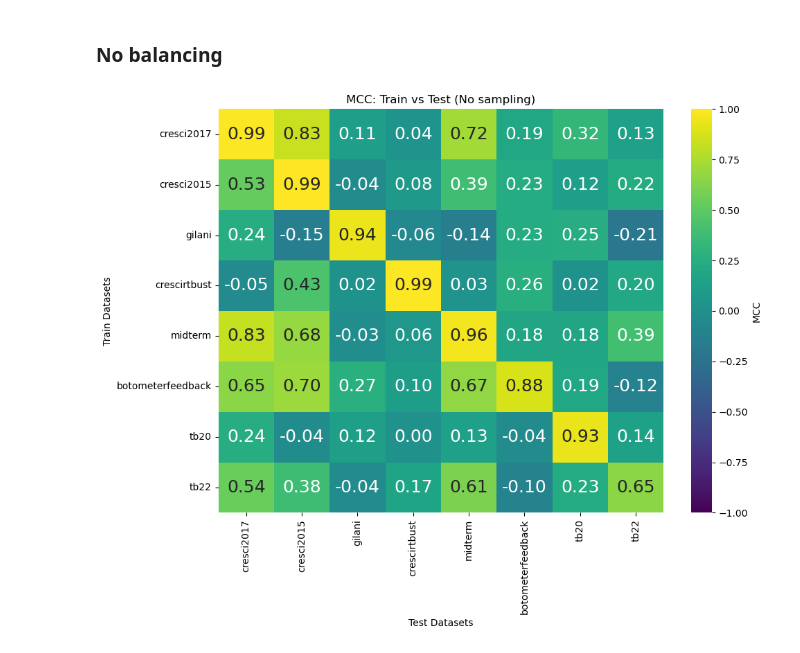
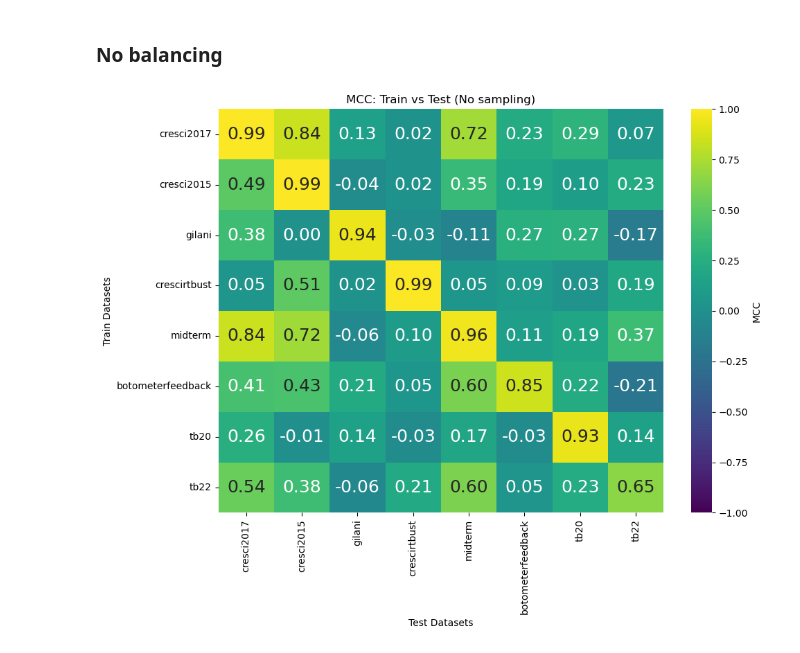
Before and after one commit to renbot-hub/twibench, a Jupyter notebook: Abreu.ipynb, the cells around one changed output. Drawn from its saved outputs; the diff is of its cells as text; code cells hidden in the pictures.

```diff
--- a/Abreu.ipynb
+++ b/Abreu.ipynb
@@ -27,12 +23,3 @@ http://localhost:4040
-# %%
-dbname = 'tep2022'
-user = 'petit'
-password = 'MLK123aze999;'
-host = 'localhost'
-port = 5432
-
-connection_string = f"postgresql+psycopg2://{user}:{password}@/{dbname}"
-engine = create_engine(connection_string)
 # %% [markdown]
 # All datasets
 # %%
@@ -507,11 +494,11 @@ def train_test_on_all(bot_prop, filename, legend, balancing=True):
     df_results = pd.DataFrame(index=df_names, columns=df_names)
 
     for train_df, train_name in zip(df_list, df_names):
-        X_train, _, y_train, _ = split(train_df, bot_prop, using_fav_count=False, balancing=True, notest=True)
+        X_train, _, y_train, _ = split(train_df, bot_prop, balancing=True, notest=True)
         model = train(X_train, y_train, False)
 
         for test_df, test_name in zip(df_list, df_names):
-            X_test, _, y_test, _ = split(test_df, 1, using_fav_count=False, balancing=True, notest=True)
+            X_test, _, y_test, _ = split(test_df, 1, balancing=True, notest=True)
             report = evaluate(model, X_test, y_test)
             df_results.loc[train_name, test_name] = report.mcc
 
@@ -569,6 +556,6 @@ NameError: name 'train_test_on_all' is not defined
 # %% [markdown]
 ### No balancing
 # %%
-train_test_on_all(1, 'train_test_on_all_nobalancing', "MCC: Train vs Test (No sampling)", False)
+train_test_on_all(1, 'train_test_nobalancing', "MCC: Train vs Test (No sampling)", False)
 # %% [output]
-[figure, old version]
+[figure, new version]
```
Also changed, not shown: parts of 7 cells of this notebook, 2 other files.
